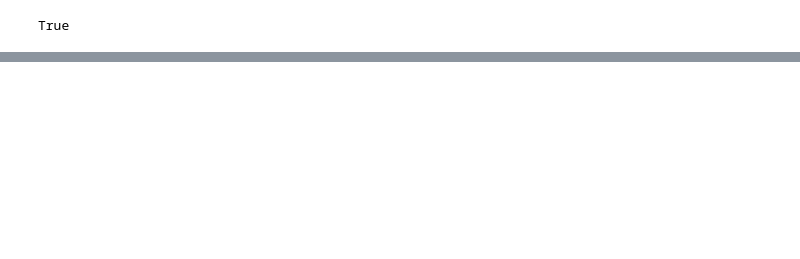
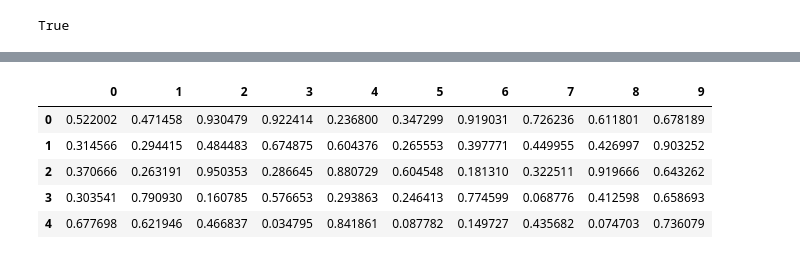
Before and after one commit to AxlAlm/QuantBob, a Jupyter notebook: Untitled.ipynb, the cells around one changed output, grey strips where cells are left out. Cells and saved outputs as stored; diff of their text form; code cells hidden in the pictures; blank space fills up the shorter version.

```diff
--- a/Untitled.ipynb
+++ b/Untitled.ipynb
@@ -195,0 +170,10 @@ True
+# %%
+df = pd.DataFrame(x)
+df
+# %% [output]
+|  | 0 | 1 | 2 | 3 | 4 | 5 | 6 | 7 | 8 | 9 |
+| 0 | 0.522002 | 0.471458 | 0.930479 | 0.922414 | 0.236800 | 0.347299 | 0.919031 | 0.726236 | 0.611801 | 0.678189 |
+| 1 | 0.314566 | 0.294415 | 0.484483 | 0.674875 | 0.604376 | 0.265553 | 0.397771 | 0.449955 | 0.426997 | 0.903252 |
+| 2 | 0.370666 | 0.263191 | 0.950353 | 0.286645 | 0.880729 | 0.604548 | 0.181310 | 0.322511 | 0.919666 | 0.643262 |
+| 3 | 0.303541 | 0.790930 | 0.160785 | 0.576653 | 0.293863 | 0.246413 | 0.774599 | 0.068776 | 0.412598 | 0.658693 |
+| 4 | 0.677698 | 0.621946 | 0.466837 | 0.034795 | 0.841861 | 0.087782 | 0.149727 | 0.435682 | 0.074703 | 0.736079 |
```
Also changed, not shown: parts of 13 cells of this notebook, 12 other files.
